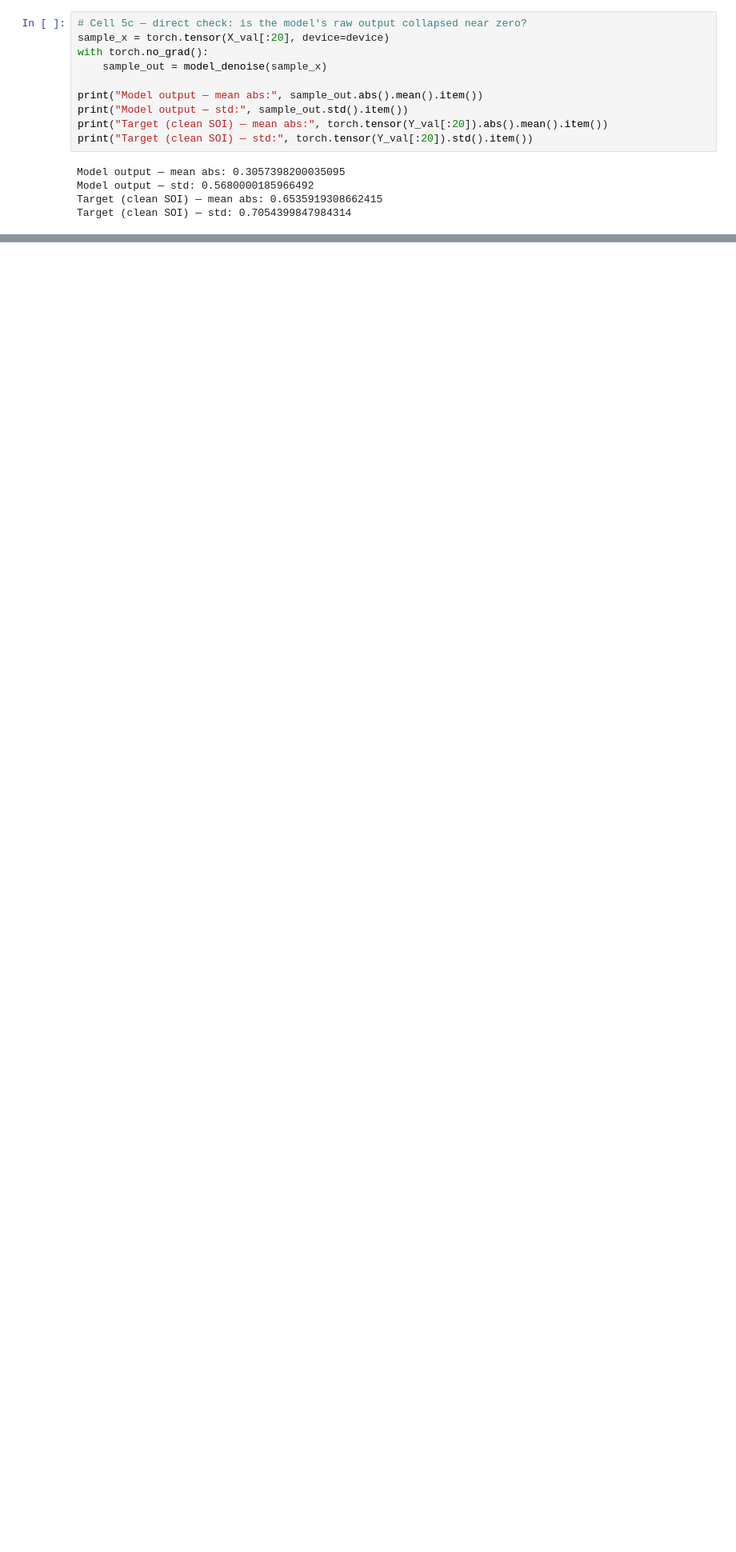
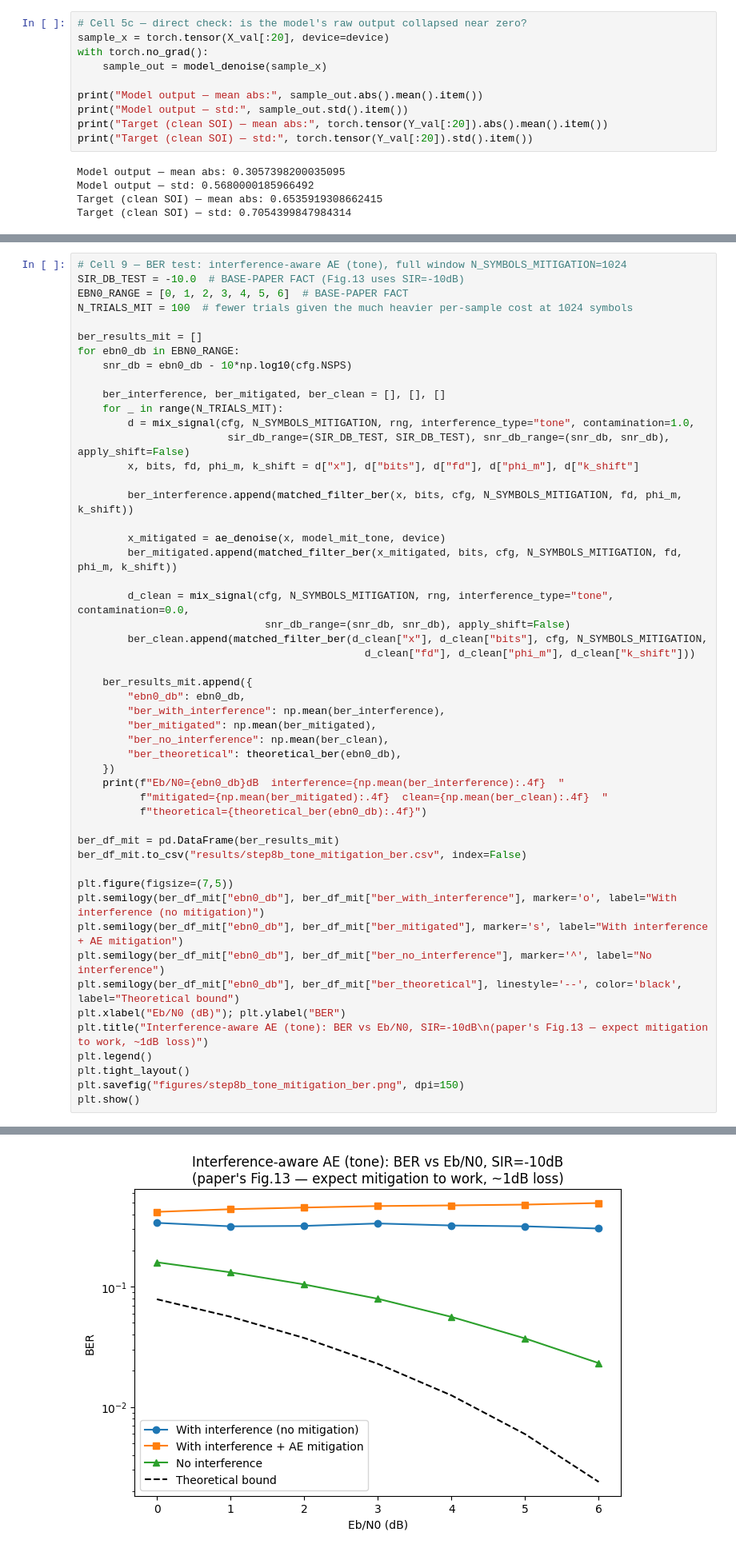
Before and after one commit to Evenjlin/deep-space-interference-ml, a Jupyter notebook: notebooks/08_mitigation_autoencoder.ipynb, the cells around one changed output, grey strips where cells are left out. Shown at 80% size. Drawn from its saved outputs; the diff is of its cells as text; blank space fills up the shorter version.

```diff
--- a/notebooks/08_mitigation_autoencoder.ipynb
+++ b/notebooks/08_mitigation_autoencoder.ipynb
@@ -361,0 +522,52 @@ Target (clean SOI) — std: 0.7054399847984314
+# %%
+# Cell 9 — BER test: interference-aware AE (tone), full window N_SYMBOLS_MITIGATION=1024
+SIR_DB_TEST = -10.0  # BASE-PAPER FACT (Fig.13 uses SIR=-10dB)
+EBN0_RANGE = [0, 1, 2, 3, 4, 5, 6]  # BASE-PAPER FACT
+N_TRIALS_MIT = 100  # fewer trials given the much heavier per-sample cost at 1024 symbols
+
+ber_results_mit = []
+for ebn0_db in EBN0_RANGE:
+    snr_db = ebn0_db - 10*np.log10(cfg.NSPS)
+
+    ber_interference, ber_mitigated, ber_clean = [], [], []
+    for _ in range(N_TRIALS_MIT):
+        d = mix_signal(cfg, N_SYMBOLS_MITIGATION, rng, interference_type="tone", contamination=1.0,
+                        sir_db_range=(SIR_DB_TEST, SIR_DB_TEST), snr_db_range=(snr_db, snr_db), apply_shift=False)
+        x, bits, fd, phi_m, k_shift = d["x"], d["bits"], d["fd"], d["phi_m"], d["k_shift"]
+
+        ber_interference.append(matched_filter_ber(x, bits, cfg, N_SYMBOLS_MITIGATION, fd, phi_m, k_shift))
+
+        x_mitigated = ae_denoise(x, model_mit_tone, device)
+        ber_mitigated.append(matched_filter_ber(x_mitigated, bits, cfg, N_SYMBOLS_MITIGATION, fd, phi_m, k_shift))
+
+        d_clean = mix_signal(cfg, N_SYMBOLS_MITIGATION, rng, interference_type="tone", contamination=0.0,
+                              snr_db_range=(snr_db, snr_db), apply_shift=False)
+        ber_clean.append(matched_filter_ber(d_clean["x"], d_clean["bits"], cfg, N_SYMBOLS_MITIGATION,
+                                              d_clean["fd"], d_clean["phi_m"], d_clean["k_shift"]))
+
+    ber_results_mit.append({
+        "ebn0_db": ebn0_db,
+        "ber_with_interference": np.mean(ber_interference),
+        "ber_mitigated": np.mean(ber_mitigated),
+        "ber_no_interference": np.mean(ber_clean),
+        "ber_theoretical": theoretical_ber(ebn0_db),
+    })
+    print(f"Eb/N0={ebn0_db}dB  interference={np.mean(ber_interference):.4f}  "
+          f"mitigated={np.mean(ber_mitigated):.4f}  clean={np.mean(ber_clean):.4f}  "
+          f"theoretical={theoretical_ber(ebn0_db):.4f}")
+
+ber_df_mit = pd.DataFrame(ber_results_mit)
+ber_df_mit.to_csv("results/step8b_tone_mitigation_ber.csv", index=False)
+
+plt.figure(figsize=(7,5))
+plt.semilogy(ber_df_mit["ebn0_db"], ber_df_mit["ber_with_interference"], marker='o', label="With interference (no mitigation)")
+plt.semilogy(ber_df_mit["ebn0_db"], ber_df_mit["ber_mitigated"], marker='s', label="With interference + AE mitigation")
+plt.semilogy(ber_df_mit["ebn0_db"], ber_df_mit["ber_no_interference"], marker='^', label="No interference")
+plt.semilogy(ber_df_mit["ebn0_db"], ber_df_mit["ber_theoretical"], linestyle='--', color='black', label="Theoretical bound")
+plt.xlabel("Eb/N0 (dB)"); plt.ylabel("BER")
+plt.title("Interference-aware AE (tone): BER vs Eb/N0, SIR=-10dB\n(paper's Fig.13 — expect mitigation to work, ~1dB loss)")
+plt.legend()
+plt.tight_layout()
+plt.savefig("figures/step8b_tone_mitigation_ber.png", dpi=150)
+plt.show()
+# %% [output]
@@ -361,0 +581 @@ Target (clean SOI) — std: 0.7054399847984314
+[figure, added]
```
Also changed, not shown: parts of 9 cells of this notebook.
